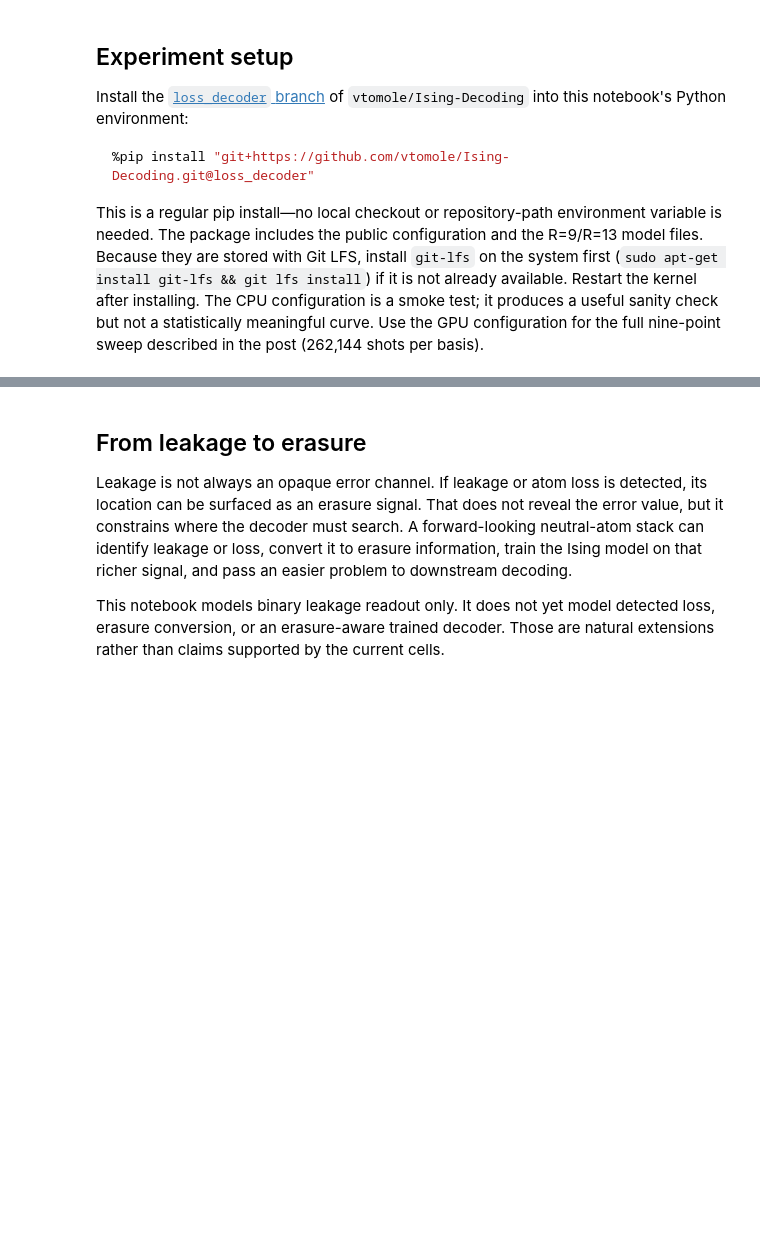
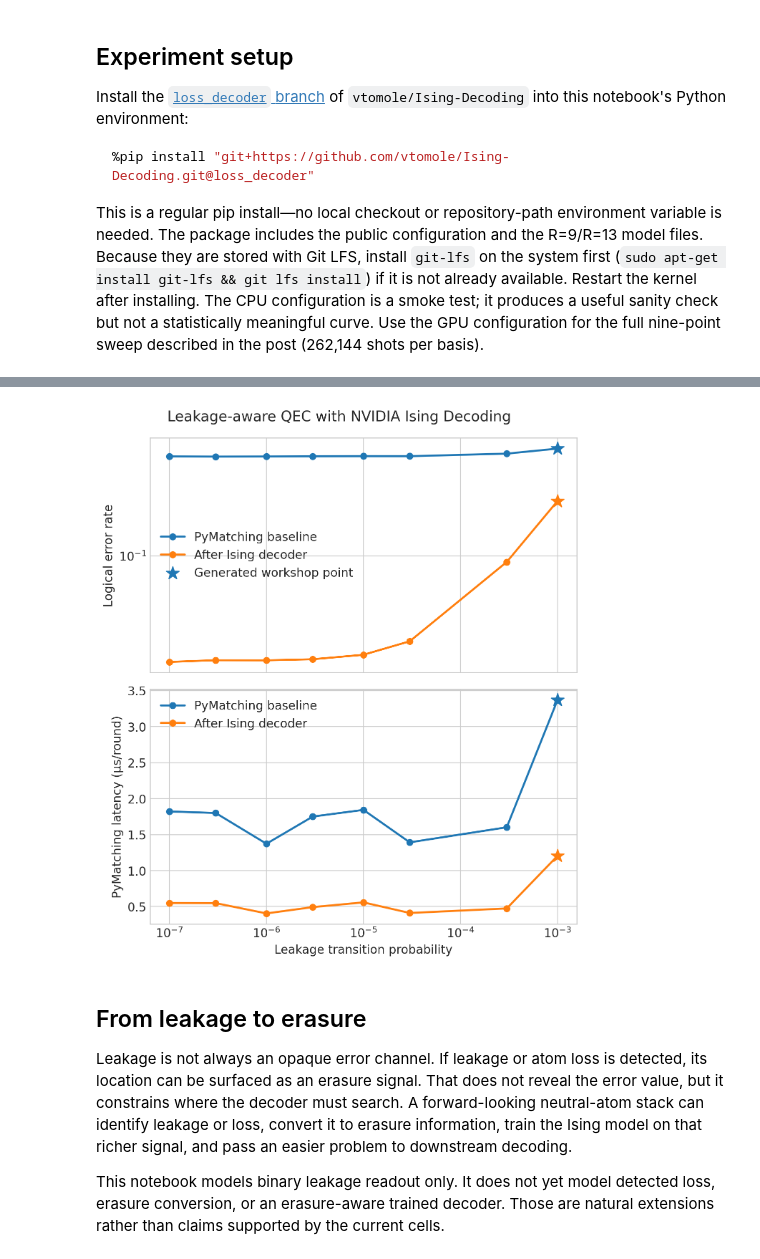
Before and after one commit to NVIDIA/cuda-q-academic, a Jupyter notebook: ieee_26_decoding/leakage_logical_error_plot.ipynb, the cells around one changed output, grey strips where cells are left out. Drawn from its saved outputs; the diff is of its cells as text; code cells hidden in the pictures; blank space fills up the shorter version.

```diff
--- a/ieee_26_decoding/leakage_logical_error_plot.ipynb
+++ b/ieee_26_decoding/leakage_logical_error_plot.ipynb
@@ -78,12 +82,18 @@ Set `RUN_GENERATION = True` to run the selected experiment. The CPU path default
 # %%
 # Change these values, then run this cell and the next one.
 RUN_GENERATION = False
-EXECUTION_MODE = "cpu_test"  # choose "cpu_test" or "gpu"
+EXECUTION_MODE = "workshop"  # choose "cpu_test", "workshop", or "gpu"
 OVERWRITE_EXISTING = False
+USE_PREGENERATED_REFERENCE_DATA = True
 
 if EXECUTION_MODE == "cpu_test":
     LEAKAGE_PROBABILITIES = ("1e-4",)
     NUM_SHOTS_PER_BASIS = 32
+    LATENCY_TIMING_SAMPLES = 64
+elif EXECUTION_MODE == "workshop":
+    # One visibly generated point, sized for an interactive GPU session.
+    LEAKAGE_PROBABILITIES = ("1e-4",)
+    NUM_SHOTS_PER_BASIS = 512
     LATENCY_TIMING_SAMPLES = 64
 elif EXECUTION_MODE == "gpu":
     LEAKAGE_PROBABILITIES = (
@@ -93,11 +103,12 @@ elif EXECUTION_MODE == "gpu":
     NUM_SHOTS_PER_BASIS = 262_144
     LATENCY_TIMING_SAMPLES = 10_000
 else:
-    raise ValueError("EXECUTION_MODE must be 'cpu_test' or 'gpu'.")
+    raise ValueError("EXECUTION_MODE must be 'cpu_test', 'workshop', or 'gpu'.")
 
 print({
     "mode": EXECUTION_MODE,
     "leakage_probabilities": LEAKAGE_PROBABILITIES,
     "shots_per_basis": NUM_SHOTS_PER_BASIS,
     "latency_timing_samples": LATENCY_TIMING_SAMPLES,
+    "use_precomputed_reference_data": USE_PREGENERATED_REFERENCE_DATA,
 })
@@ -135,7 +148,7 @@ if RUN_GENERATION:
             "ISING_DECODING_INFERENCE_NUM_SAMPLES": str(NUM_SHOTS_PER_BASIS),
             "ISING_DECODING_INFERENCE_LATENCY_SAMPLES": str(LATENCY_TIMING_SAMPLES),
             "ISING_DECODING_INFERENCE_NUM_WORKERS": "0",
-            "ISING_DECODING_TORCH_COMPILE": "0" if EXECUTION_MODE == "cpu_test" else "1",
+            "ISING_DECODING_TORCH_COMPILE": "1" if EXECUTION_MODE == "gpu" else "0",
         })
         print(f"Generating metrics for leakage probability {leakage_probability}...")
         subprocess.run(
@@ -145,9 +158,23 @@ if RUN_GENERATION:
             check=True,
         )
 
-paths = sorted(base_dir.glob("inference_metrics_p*_d9_all_leak.json"))
+generated_paths = sorted(base_dir.glob("inference_metrics_p*_d9_all_leak.json"))
+reference_paths = (
+    sorted(reference_dir.glob("inference_metrics_p*_d9_all_leak.json"))
+    if USE_PREGENERATED_REFERENCE_DATA else []
+)
+if USE_PREGENERATED_REFERENCE_DATA and not reference_paths:
+    raise RuntimeError(f"No bundled reference metrics found under {reference_dir}.")
+
+# A locally generated point replaces the bundled point at the same leakage probability.
+metrics_by_filename = {path.name: path for path in reference_paths}
+metrics_by_filename.update({path.name: path for path in generated_paths})
+paths = sorted(metrics_by_filename.values())
 if not paths:
     raise RuntimeError(
         f"No leakage metrics found under {base_dir}. Set RUN_GENERATION = True to create them."
     )
-print(f"Using {len(paths)} metric file(s) from {base_dir}")
+print(
+    f"Using {len(paths)} metric file(s): {len(generated_paths)} generated locally, "
+    f"{len(reference_paths)} bundled reference file(s)."
+)
@@ -164,6 +193,7 @@ def leakage_probability_from_filename(path: Path) -> float:
         raise ValueError(f"Could not parse leakage probability from {path.name}")
     return float(match.group(1))
 
+generated_path_set = {path.resolve() for path in generated_paths}
 rows = []
 for path in paths:
     metrics = json.loads(path.read_text())
@@ -173,6 +203,7 @@ for path in paths:
         "ler_ising": float(metrics["ler"]["avg"]["after_ising_decoder"]),
         "latency_baseline_us": float(metrics["pymatching_latency_us_per_round"]["avg"]["baseline"]),
         "latency_ising_us": float(metrics["pymatching_latency_us_per_round"]["avg"]["after_ising_decoder"]),
+        "generated_locally": path.resolve() in generated_path_set,
     })
 rows.sort(key=lambda row: row["leakage_probability"])
 
@@ -181,5 +212,6 @@ for row in rows:
         f"p={row['leakage_probability']:.1e} | "
         f"LER baseline={row['ler_baseline']:.6f}, Ising={row['ler_ising']:.6f} | "
         f"latency baseline={row['latency_baseline_us']:.3f} µs/round, "
-        f"Ising={row['latency_ising_us']:.3f} µs/round"
+        f"Ising={row['latency_ising_us']:.3f} µs/round | "
+        f"source={'generated here' if row['generated_locally'] else 'bundled reference'}"
     )
@@ -187,33 +228,43 @@ for row in rows:
 x = np.array([row["leakage_probability"] for row in rows])
 ler_baseline = np.array([row["ler_baseline"] for row in rows])
 ler_ising = np.array([row["ler_ising"] for row in rows])
 latency_baseline = np.array([row["latency_baseline_us"] for row in rows])
 latency_ising = np.array([row["latency_ising_us"] for row in rows])
+generated_locally = np.array([row["generated_locally"] for row in rows])
 
 plt.style.use("seaborn-v0_8-whitegrid")
 fig, (ax_ler, ax_latency) = plt.subplots(2, 1, figsize=(7, 8), sharex=True)
 ax_ler.plot(x, ler_baseline, marker="o", linewidth=2, label="PyMatching baseline")
 ax_ler.plot(x, ler_ising, marker="o", linewidth=2, label="After Ising decoder")
+if np.any(generated_locally):
+    ax_ler.scatter(x[generated_locally], ler_baseline[generated_locally], marker="*", s=180, zorder=3, color="tab:blue", label="Generated workshop point")
+    ax_ler.scatter(x[generated_locally], ler_ising[generated_locally], marker="*", s=180, zorder=3, color="tab:orange")
 ax_ler.set_xscale("log")
 ax_ler.set_yscale("log")
 ax_ler.set_ylabel("Logical error rate")
 ax_ler.legend(loc="best")
 
 finite_latency = np.isfinite(latency_baseline) & np.isfinite(latency_ising)
 if np.any(finite_latency):
     ax_latency.plot(x[finite_latency], latency_baseline[finite_latency], marker="o", linewidth=2, label="PyMatching baseline")
     ax_latency.plot(x[finite_latency], latency_ising[finite_latency], marker="o", linewidth=2, label="After Ising decoder")
+    local_latency = finite_latency & generated_locally
+    if np.any(local_latency):
+        ax_latency.scatter(x[local_latency], latency_baseline[local_latency], marker="*", s=180, zorder=3, color="tab:blue")
+        ax_latency.scatter(x[local_latency], latency_ising[local_latency], marker="*", s=180, zorder=3, color="tab:orange")
     ax_latency.set_xscale("log")
     ax_latency.set_ylabel("PyMatching latency (µs/round)")
     ax_latency.legend(loc="best")
 else:
     ax_latency.text(0.5, 0.5, "No latency samples were collected.\nSet LATENCY_TIMING_SAMPLES > 0 and regenerate metrics.", ha="center", va="center", transform=ax_latency.transAxes)
     ax_latency.set_axis_off()
 
 ax_latency.set_xlabel("Leakage transition probability")
 fig.suptitle("Leakage-aware QEC with NVIDIA Ising Decoding", y=0.98)
 fig.tight_layout()
 plt.show()
+# %% [output]
+[figure, added]
 # %% [markdown]
 ## From leakage to erasure
 
```
Also changed, not shown: parts of 6 cells of this notebook.
